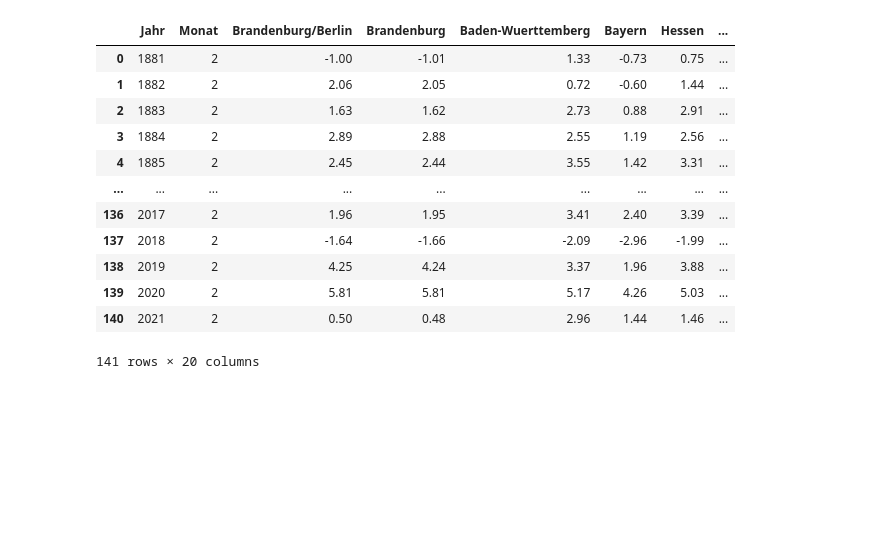
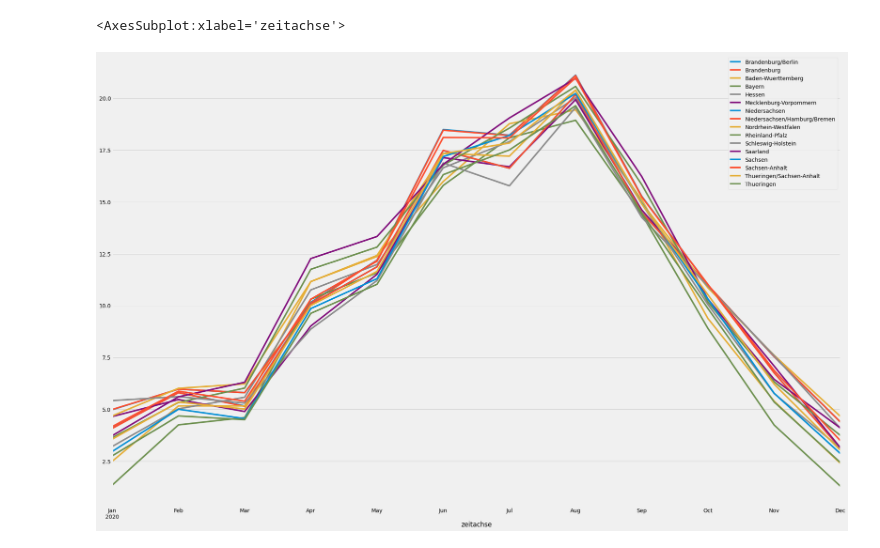
Before and after one commit to sebastianbruns/bss_dsh, a Jupyter notebook: dwd.ipynb, the cells around one changed output. Drawn from its saved outputs; the diff is of its cells as text; code cells hidden in the pictures; blank space fills up the shorter version.

```diff
--- a/dwd.ipynb
+++ b/dwd.ipynb
@@ -13,16 +6,16 @@ test = extractor.get_file_for_month(2)
-# %%
-pd.read_csv(test, skiprows=[0], delimiter=";")
-# %% [output]
-|  | Jahr | Monat | Brandenburg/Berlin | Brandenburg | Baden-Wuerttemberg | Bayern | Hessen | ... |
-| 0 | 1881 | 2 | -1.00 | -1.01 | 1.33 | -0.73 | 0.75 | ... |
-| 1 | 1882 | 2 | 2.06 | 2.05 | 0.72 | -0.60 | 1.44 | ... |
-| 2 | 1883 | 2 | 1.63 | 1.62 | 2.73 | 0.88 | 2.91 | ... |
-| 3 | 1884 | 2 | 2.89 | 2.88 | 2.55 | 1.19 | 2.56 | ... |
-| 4 | 1885 | 2 | 2.45 | 2.44 | 3.55 | 1.42 | 3.31 | ... |
-| ... | ... | ... | ... | ... | ... | ... | ... | ... |
-| 136 | 2017 | 2 | 1.96 | 1.95 | 3.41 | 2.40 | 3.39 | ... |
-| 137 | 2018 | 2 | -1.64 | -1.66 | -2.09 | -2.96 | -1.99 | ... |
-| 138 | 2019 | 2 | 4.25 | 4.24 | 3.37 | 1.96 | 3.88 | ... |
-| 139 | 2020 | 2 | 5.81 | 5.81 | 5.17 | 4.26 | 5.03 | ... |
-| 140 | 2021 | 2 | 0.50 | 0.48 | 2.96 | 1.44 | 1.46 | ... |
-141 rows × 20 columns
+# %%
+pipeline = Pipeline(type='dwd')
+# %%
+START_DATE = date(2020, 1, 1)
+END_DATE = date(2020, 12, 31)
+df = pipeline.run(START_DATE, END_DATE)
+# %%
+df['zeitachse'] = pd.to_datetime(dict(year=df.Jahr, month=df.Monat, day=1))
+df.set_index("zeitachse", inplace=True)
+df = df.loc[:, ~df.columns.isin(['Jahr', 'Monat'])]
+# %%
+plt.style.use("fivethirtyeight")
+df.plot(figsize=(30, 20))
+# %% [output]
+<AxesSubplot:xlabel='zeitachse'>
+[figure, added]
```
Also changed, not shown: parts of 3 cells of this notebook, 3 other files.
